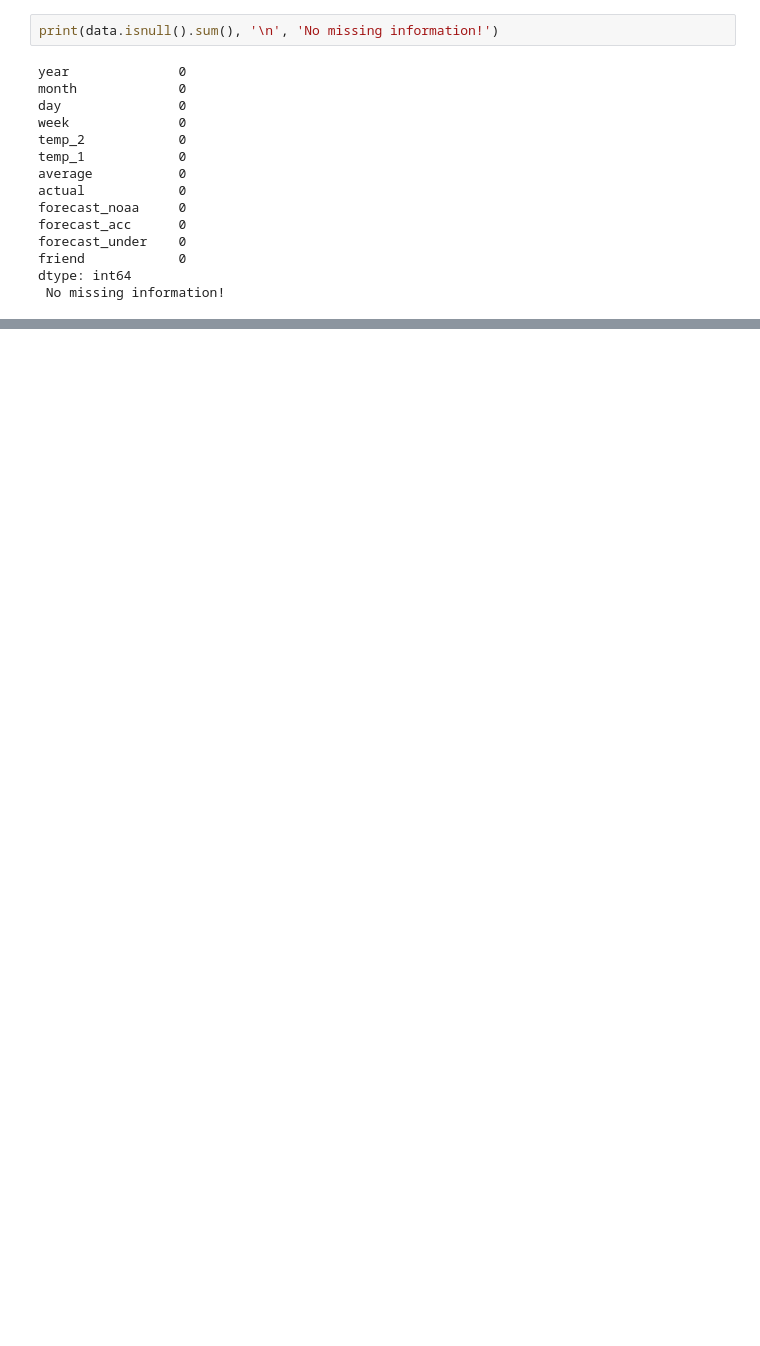
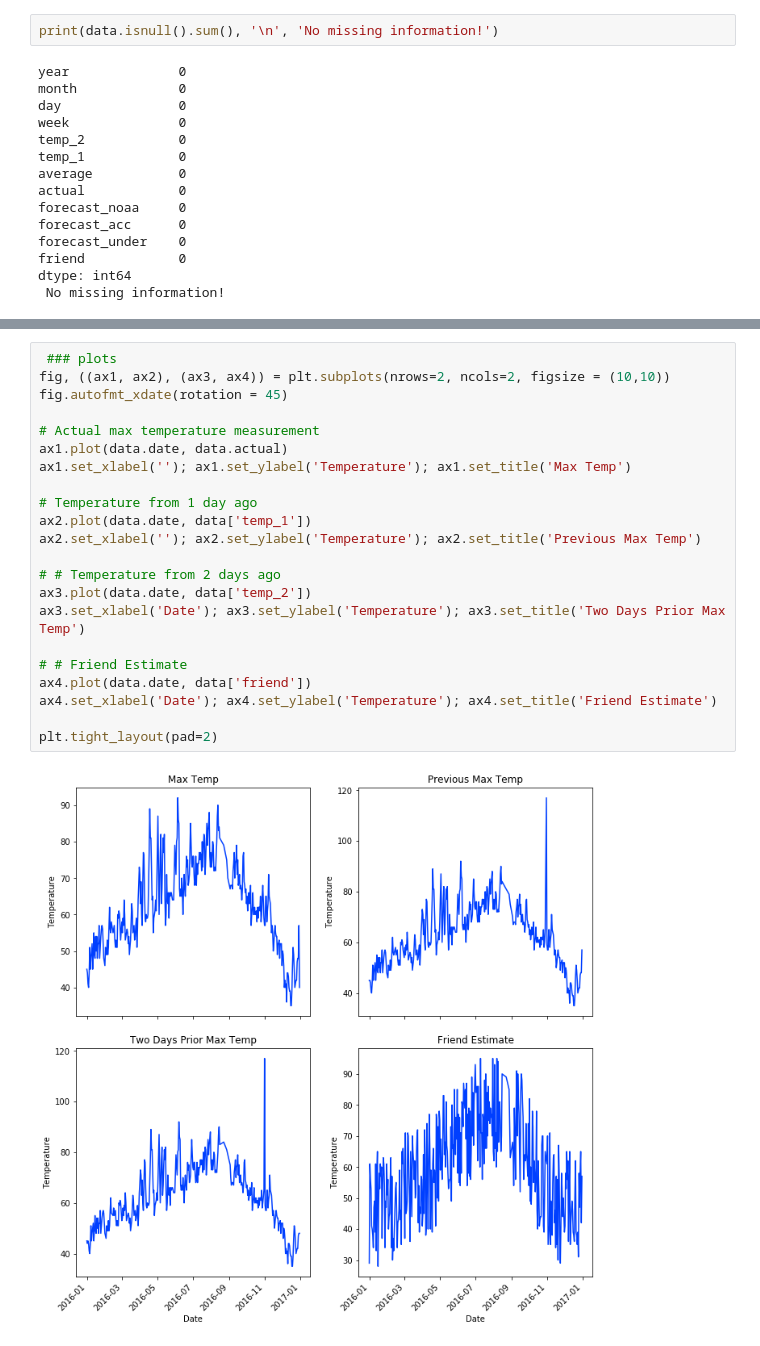
Before and after one commit to kobetryz/machine_learning_projects, a Jupyter notebook: Weather prediction/Simple weather prediction.ipynb, the cells around one changed output, grey strips where cells are left out. Drawn from its saved outputs; the diff is of its cells as text; blank space fills up the shorter version.

```diff
--- a/Weather prediction/Simple weather prediction.ipynb
+++ b/Weather prediction/Simple weather prediction.ipynb
@@ -112,0 +165,24 @@ memory usage: 35.5+ KB
+# %%
+ ### plots
+fig, ((ax1, ax2), (ax3, ax4)) = plt.subplots(nrows=2, ncols=2, figsize = (10,10))
+fig.autofmt_xdate(rotation = 45)
+
+# Actual max temperature measurement
+ax1.plot(data.date, data.actual)
+ax1.set_xlabel(''); ax1.set_ylabel('Temperature'); ax1.set_title('Max Temp')
+
+# Temperature from 1 day ago
+ax2.plot(data.date, data['temp_1'])
+ax2.set_xlabel(''); ax2.set_ylabel('Temperature'); ax2.set_title('Previous Max Temp')
+
+# # Temperature from 2 days ago
+ax3.plot(data.date, data['temp_2'])
+ax3.set_xlabel('Date'); ax3.set_ylabel('Temperature'); ax3.set_title('Two Days Prior Max Temp')
+
+# # Friend Estimate
+ax4.plot(data.date, data['friend'])
+ax4.set_xlabel('Date'); ax4.set_ylabel('Temperature'); ax4.set_title('Friend Estimate')
+
+plt.tight_layout(pad=2)
+# %% [output]
+[figure, added]
```
Also changed, not shown: parts of 21 cells of this notebook.
